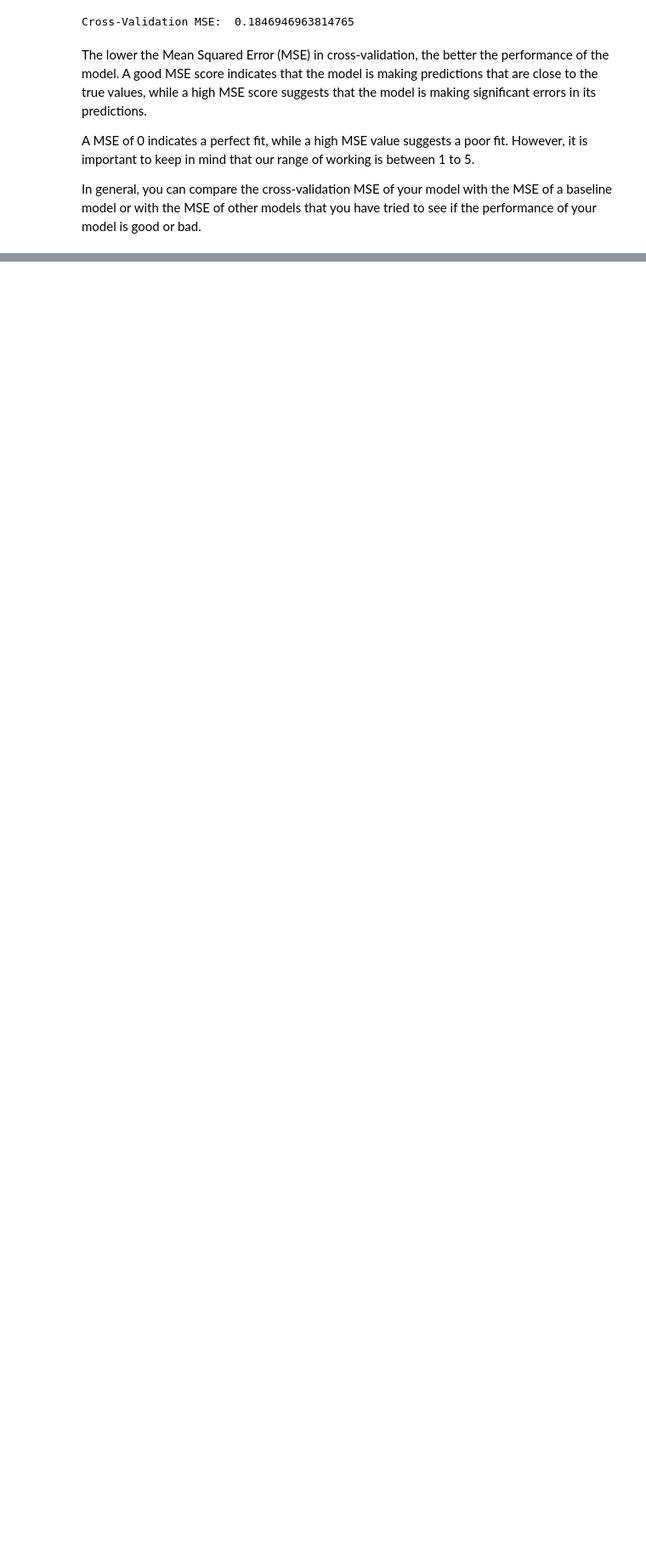
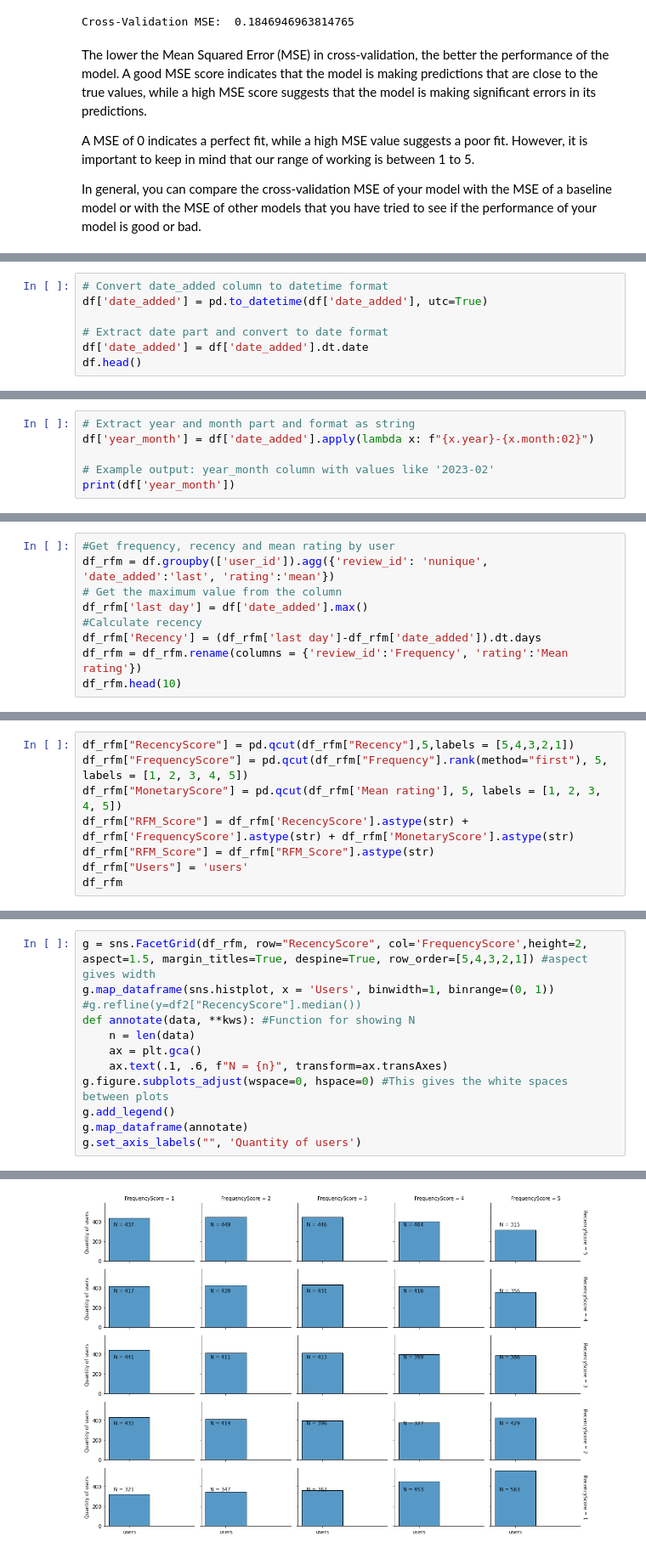
Before and after one commit to edofarias/Good-reads--reviews, a Jupyter notebook: Goodreads.ipynb, the cells around one changed output, grey strips where cells are left out. Shown at 85% size. Drawn from its saved outputs; the diff is of its cells as text; blank space fills up the shorter version.

```diff
--- a/Goodreads.ipynb
+++ b/Goodreads.ipynb
@@ -593,0 +648,7 @@ In general, you can compare the cross-validation MSE of your model with the MSE
+# %%
+# Convert date_added column to datetime format
+df['date_added'] = pd.to_datetime(df['date_added'], utc=True)
+
+# Extract date part and convert to date format
+df['date_added'] = df['date_added'].dt.date
+df.head()
@@ -593,0 +662,6 @@ In general, you can compare the cross-validation MSE of your model with the MSE
+# %%
+# Extract year and month part and format as string
+df['year_month'] = df['date_added'].apply(lambda x: f"{x.year}-{x.month:02}")
+
+# Example output: year_month column with values like '2023-02'
+print(df['year_month'])
@@ -593,0 +683,9 @@ In general, you can compare the cross-validation MSE of your model with the MSE
+# %%
+#Get frequency, recency and mean rating by user
+df_rfm = df.groupby(['user_id']).agg({'review_id': 'nunique', 'date_added':'last', 'rating':'mean'})
+# Get the maximum value from the column
+df_rfm['last day'] = df['date_added'].max()
+#Calculate recency
+df_rfm['Recency'] = (df_rfm['last day']-df_rfm['date_added']).dt.days
+df_rfm = df_rfm.rename(columns = {'review_id':'Frequency', 'rating':'Mean rating'})
+df_rfm.head(10)
@@ -593,0 +705,8 @@ In general, you can compare the cross-validation MSE of your model with the MSE
+# %%
+df_rfm["RecencyScore"] = pd.qcut(df_rfm["Recency"],5,labels = [5,4,3,2,1])
+df_rfm["FrequencyScore"] = pd.qcut(df_rfm["Frequency"].rank(method="first"), 5, labels = [1, 2, 3, 4, 5])
+df_rfm["MonetaryScore"] = pd.qcut(df_rfm['Mean rating'], 5, labels = [1, 2, 3, 4, 5])
+df_rfm["RFM_Score"] = df_rfm['RecencyScore'].astype(str) + df_rfm['FrequencyScore'].astype(str) + df_rfm['MonetaryScore'].astype(str)
+df_rfm["RFM_Score"] = df_rfm["RFM_Score"].astype(str)
+df_rfm["Users"] = 'users'
+df_rfm
@@ -593,0 +728,13 @@ In general, you can compare the cross-validation MSE of your model with the MSE
+# %%
+g = sns.FacetGrid(df_rfm, row="RecencyScore", col='FrequencyScore',height=2, aspect=1.5, margin_titles=True, despine=True, row_order=[5,4,3,2,1]) #aspect gives width
+g.map_dataframe(sns.histplot, x = 'Users', binwidth=1, binrange=(0, 1))
+#g.refline(y=df2["RecencyScore"].median())
+def annotate(data, **kws): #Function for showing N
+    n = len(data)
+    ax = plt.gca()
+    ax.text(.1, .6, f"N = {n}", transform=ax.transAxes)
+g.figure.subplots_adjust(wspace=0, hspace=0) #This gives the white spaces between plots
+g.add_legend()
+g.map_dataframe(annotate)
+g.set_axis_labels("", 'Quantity of users')
+# %% [output]
@@ -593,0 +742 @@ In general, you can compare the cross-validation MSE of your model with the MSE
+[figure, added]
```
Also changed, not shown: parts of 16 cells of this notebook.
